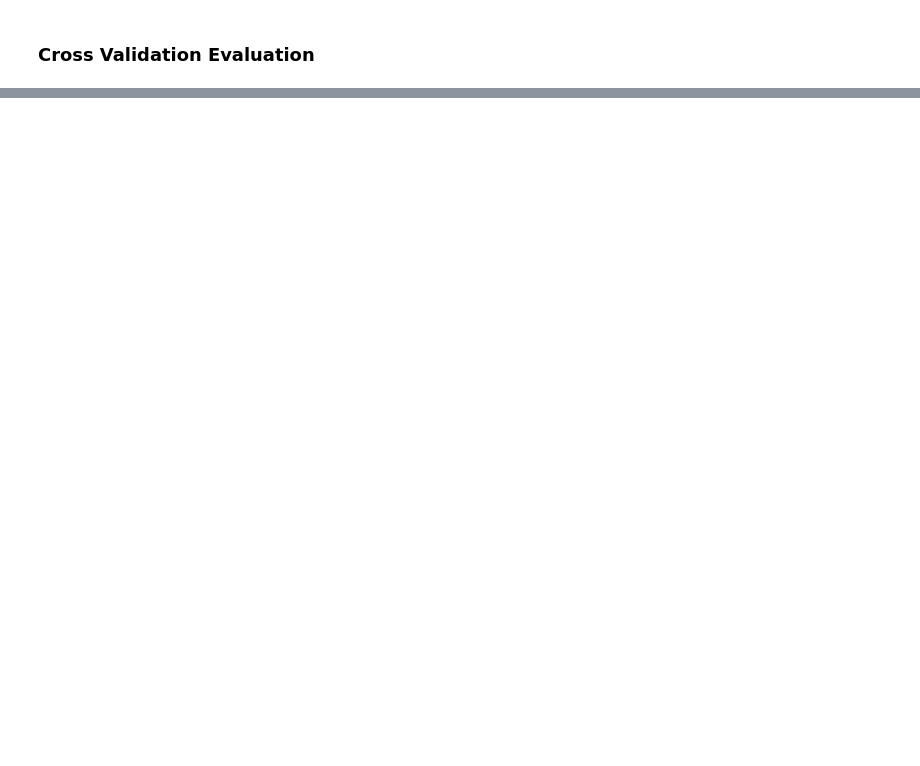
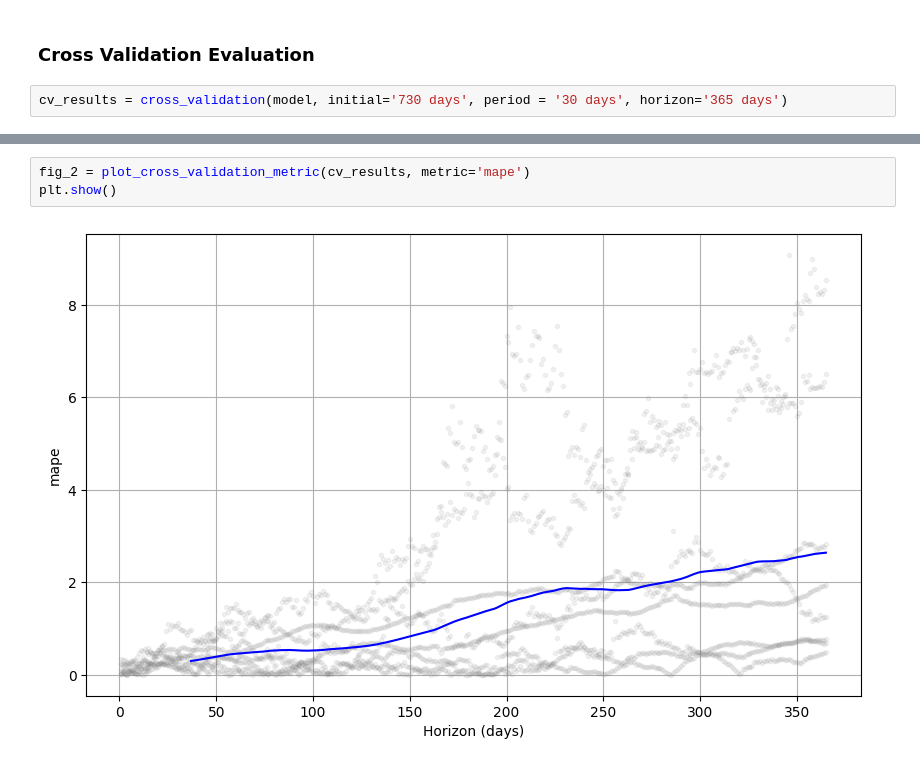
Before and after one commit to LeonMichel96/ML-Time-Series-Crypto, a Jupyter notebook: notebooks/Prophet_TimeSeries.ipynb, the cells around one changed output, grey strips where cells are left out. Drawn from its saved outputs; the diff is of its cells as text; blank space fills up the shorter version.

```diff
--- a/notebooks/Prophet_TimeSeries.ipynb
+++ b/notebooks/Prophet_TimeSeries.ipynb
@@ -200,2 +200,4 @@ mape
 # %% [markdown]
 ### Cross Validation Evaluation
+# %%
+cv_results = cross_validation(model, initial='730 days', period = '30 days', horizon='365 days')
@@ -201,0 +244,5 @@ mape
+# %%
+fig_2 = plot_cross_validation_metric(cv_results, metric='mape')
+plt.show()
+# %% [output]
+[figure, added]
```
Also changed, not shown: parts of 19 cells of this notebook.
